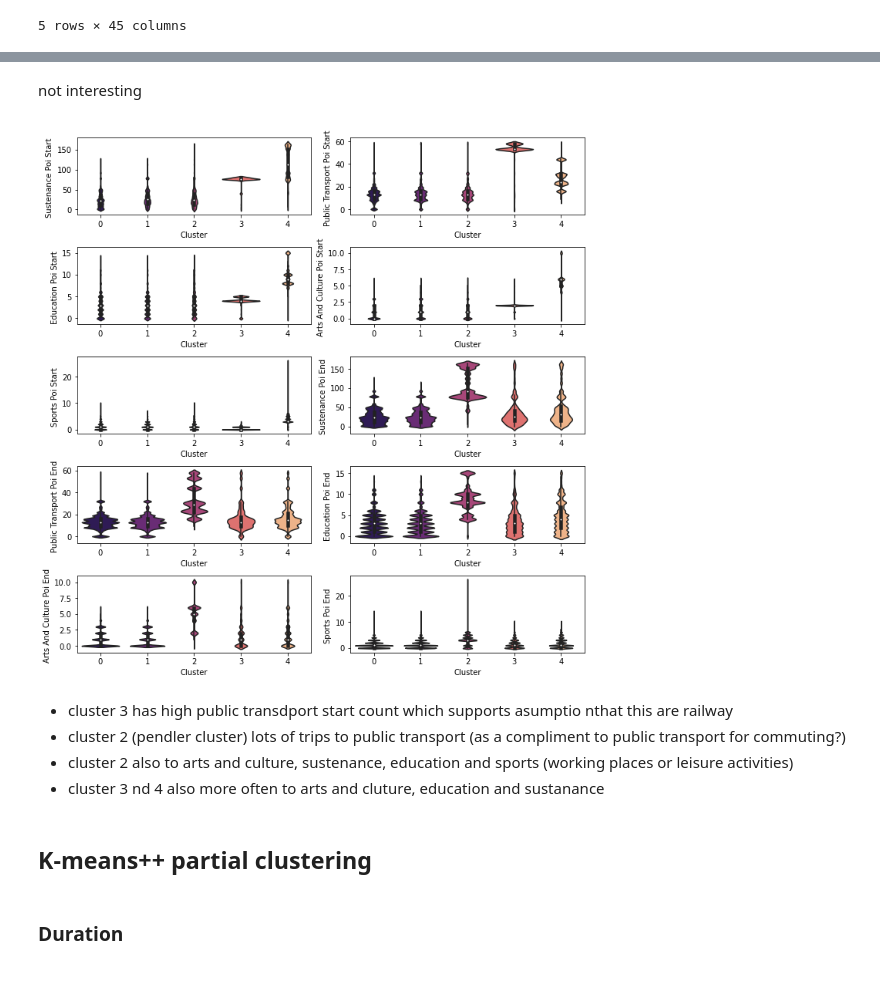
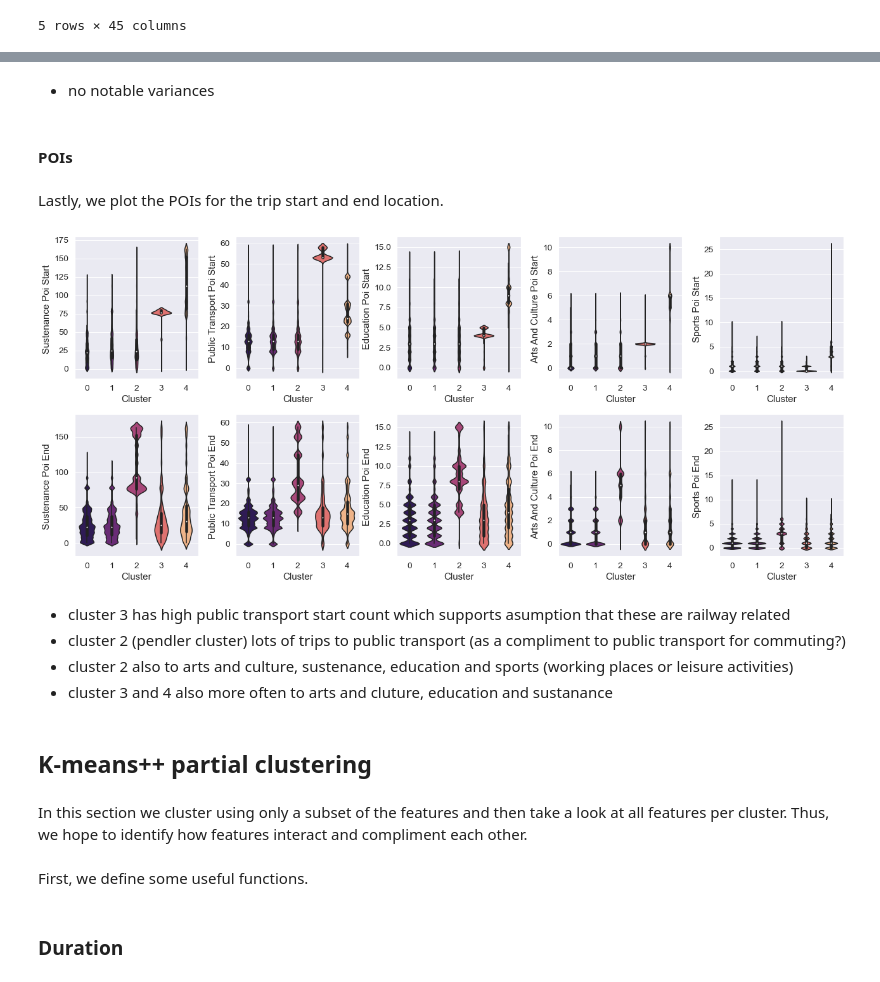
Before and after one commit to mogottsch/aaa-2022-magma, a Jupyter notebook: 03_cluster_analysis/clustering.ipynb, the cells around one changed output, grey strips where cells are left out. Saved outputs shown, nothing was run; the diff lists cells and outputs as text; code cells hidden in the pictures.

```diff
--- a/03_cluster_analysis/clustering.ipynb
+++ b/03_cluster_analysis/clustering.ipynb
@@ -366,6 +438,3 @@ clusters_rounded_df.head(10)
 | 3 | 0.70 | 0.36 | 0.29 | 0.21 | 0.09 | 0.04 | 0.07 | -0.02 | ... |
 | 4 | 0.34 | 0.17 | 0.04 | 0.06 | -0.13 | -0.03 | -0.06 | 0.09 | ... |
 5 rows × 45 columns
-# %%
-# map cluster to data
-X["cluster"] = four_means.labels_
@@ -424,0 +547,7 @@ land_use_clusters
+# %%
+df_melted = land_use_clusters_start.melt("Cluster",var_name="landuse_start",value_name="trips_number")
+
+f, ax = plt.subplots(figsize = (10,7))
+sns.set(font_scale = 1.3)
+ax = sns.barplot(x="Cluster", y="trips_number", hue="landuse_start", data=df_melted, palette="Set1")
+f.savefig("landuse_start.png")
@@ -424,0 +582,7 @@ land_use_clusters
+# %%
+df_melted = land_use_clusters_end.melt("Cluster",var_name="landuse_end",value_name="trips_number")
+
+f, ax = plt.subplots(figsize = (10,7))
+sns.set(font_scale = 1.3)
+ax = sns.barplot(x="Cluster", y="trips_number", hue="landuse_end", data=df_melted, palette="Set1")
+f.savefig("landuse_end.png")
@@ -485,20 +621,53 @@ show_cluster_values(
-# %% [markdown]
-not interesting
+# %% [markdown]
+- no notable variances
+# %% [markdown]
+#### POIs
+# %% [markdown]
+Lastly, we plot the POIs for the trip start and end location.
+# %%
+#we create another function to allow for more plots next to each other
+def show_cluster_values_2(columns):
+    fig, axs = plt.subplots(2, 5)
+    fig.set_size_inches(18, 8)
+    sns.set(font_scale = 1.25)
+    plots_row = 0
+    plots_col = 0
+    for col in columns:
+        sns.violinplot(
+            x=X["cluster"],
+            y=X[col],
+            data=X,
+            palette="magma",
+            ax=axs[plots_row][plots_col]
+        )
+        axs[plots_row][plots_col].set_xlabel("Cluster")
+        axs[plots_row][plots_col].set_ylabel("".join(l.capitalize() + " " for l in col.replace("_"," ").split()))
+        if plots_col == 4:
+            plots_row = plots_row + 1
+            plots_col = 0
+        else:
+            plots_col = plots_col +1
+    plt.tight_layout()
+    plt.savefig("../00_data/processed/clusters_" + "".join(columns[0]) + ".png")
 # %%
-show_cluster_values(['sustenance_poi_start',
+show_cluster_values_2(['sustenance_poi_start',
        'public_transport_poi_start', 'education_poi_start',
        'arts_and_culture_poi_start', 'sports_poi_start', 'sustenance_poi_end',
        'public_transport_poi_end', 'education_poi_end',
        'arts_and_culture_poi_end', 'sports_poi_end'])
 # %% [output]
-[figure, old version]
+[figure, new version]
 # %% [markdown]
-- cluster 3 has high public transdport start count which supports asumptio nthat this are railway
+- cluster 3 has high public transport start count which supports asumption that these are railway related
 - cluster 2 (pendler cluster) lots of trips to public transport (as a compliment to public transport for commuting?)
 - cluster 2 also to arts and culture, sustenance, education and sports (working places or leisure activities)
-- cluster 3 nd 4 also more often to arts and cluture, education and sustanance
+- cluster 3 and 4 also more often to arts and cluture, education and sustanance
 # %% [markdown]
 ## K-means++ partial clustering
+# %% [markdown]
+In this section we cluster using only a subset of the features and then take a look at all features per cluster. Thus, we hope to identify how features interact and compliment each other.
+# %% [markdown]
+First, we define some useful functions.
 # %%
 # defining the maximum quantity of centers
 def find_k(X_scaled,k_max):
```
Also changed, not shown: parts of 54 cells of this notebook, 1 other file.
